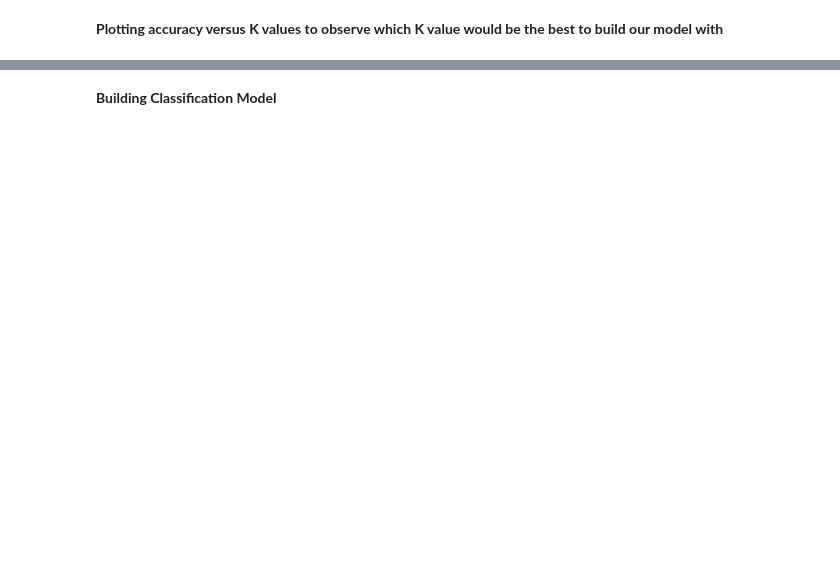
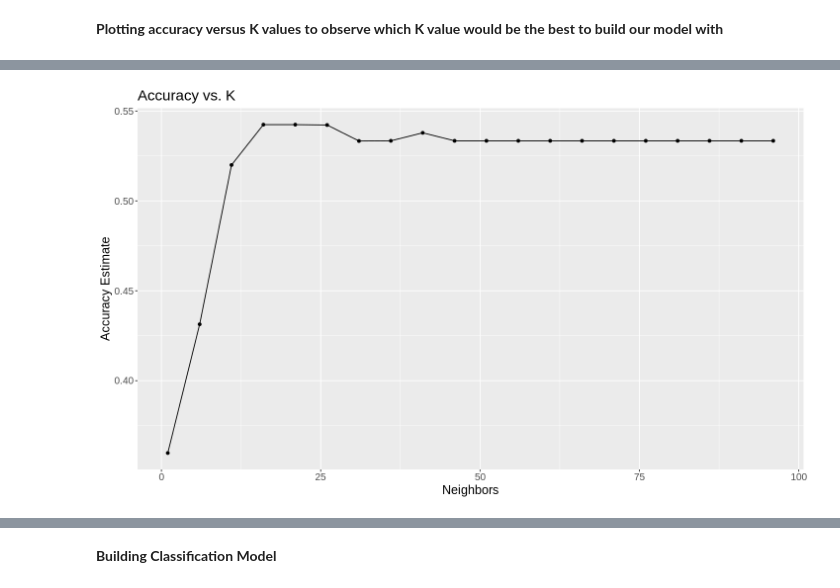
Before and after one commit to Wuliao-mao/DSCI-Project-10, a Jupyter notebook: Final Project.ipynb, the cells around one changed output, grey strips where cells are left out. Saved outputs shown, nothing was run; the diff lists cells and outputs as text; code cells hidden in the pictures; blank space fills up the shorter version.

```diff
--- a/Final Project.ipynb
+++ b/Final Project.ipynb
@@ -406,0 +465,4 @@ age_vs_rbps_plot
+# %%
+heart_recipe_chol_trestbps <- recipe(num ~ chol + trestbps, data = patients_train) %>%
+    step_scale(all_predictors()) %>%
+    step_center(all_predictors())
@@ -434,0 +532,9 @@ accuracies
+# %%
+knn_results_chol_trestbps <- workflow() %>%
+    add_recipe(heart_recipe_chol_trestbps) %>%
+    add_model(knn_tune) %>%
+    tune_grid(resamples = heart_vfold, grid = k_vals) %>%
+    collect_metrics()
+
+accuracies_chol_trestbps <- knn_results_chol_trestbps %>%
+             filter(.metric == "accuracy")
@@ -445,0 +586,11 @@ accuracy_vs_k
+# %%
+accuracy_vs_k_chol_trestbps <- ggplot(accuracies_chol_trestbps, aes(x = neighbors, y = mean)) +
+                  geom_point() +
+                  geom_line() +
+                  labs(x = "Neighbors", y = "Accuracy Estimate") +
+                  theme(text = element_text(size = 15)) +
+                  ggtitle("Accuracy vs. K")
+
+accuracy_vs_k_chol_trestbps
+# %% [output]
+[figure, added]
```
Also changed, not shown: parts of 34 cells of this notebook.
